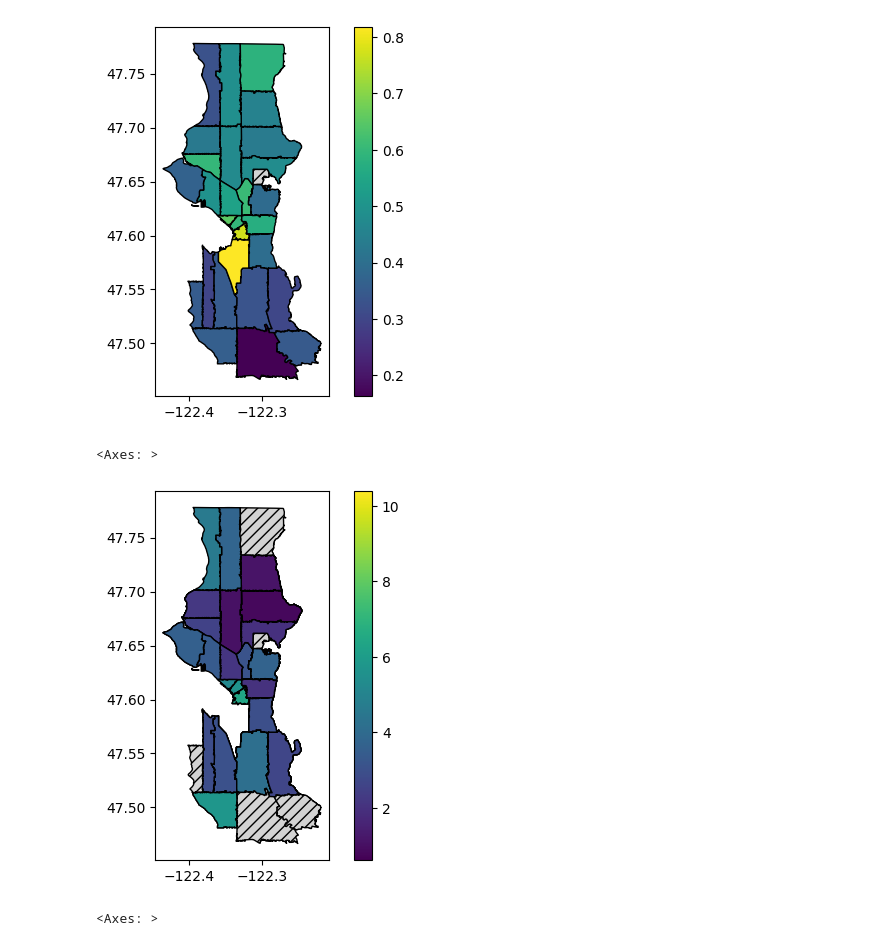
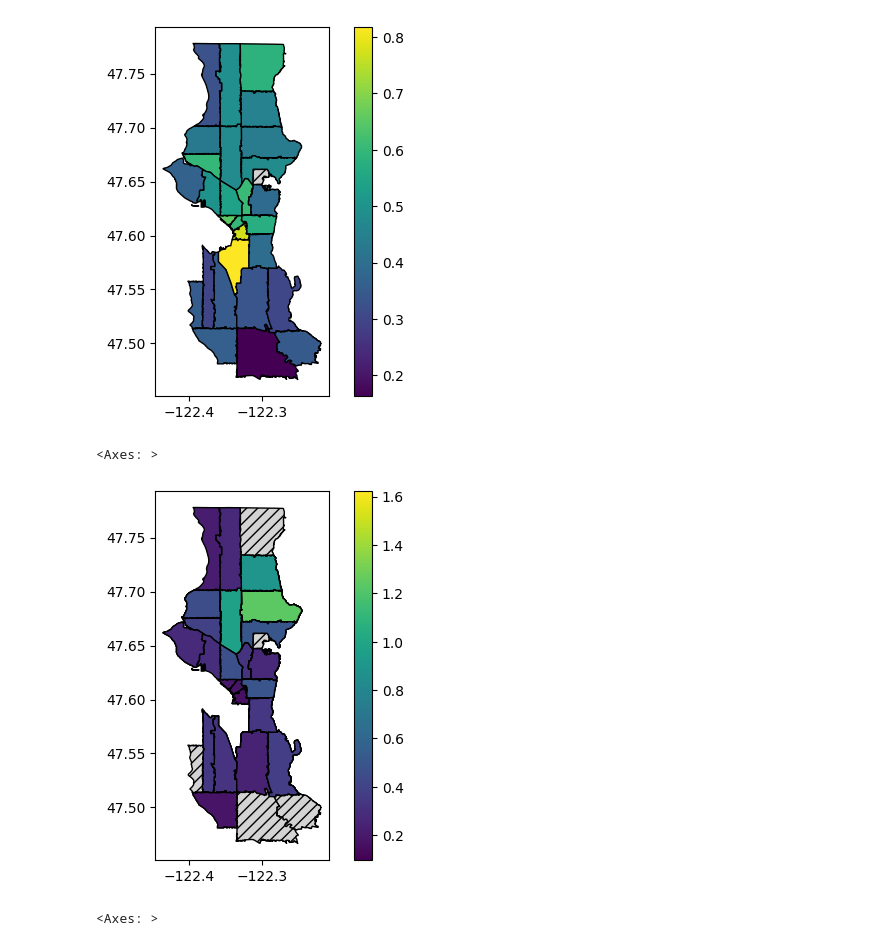
Before and after one commit to kyle-nsc-ad470-group6/collaboration, a Jupyter notebook: data/GeoPandas.ipynb, the cells around one changed output. Cells and saved outputs as stored; diff of their text form; code cells hidden in the pictures.

Commit message:
fix pets population graphic

```diff
--- a/data/GeoPandas.ipynb
+++ b/data/GeoPandas.ipynb
@@ -56,27 +56,27 @@ gdf.plot('RATIO', legend=True, edgecolor='black',
 # %%
 # Housing Data
 # Pet registration / total population
 
 df_housing = pd.read_csv(
     './processed_data/Population and Housing Basics_zip_added.csv')
 gdf = gdf.merge(df_housing, how='left', left_on='ZIP', right_on='zip')
-gdf['PETS_POPULATION'] = gdf['Total Population'] / gdf['TOTAL']
+gdf['PETS_POPULATION'] = gdf['TOTAL'] / gdf['Total Population']
 
 # cats and dogs per capita
 gdf['CATS_PER_CAPITA'] = gdf['Cat'] / gdf['Total Population']
 gdf['DOGS_PER_CAPITA'] = gdf['Dog'] / gdf['Total Population']
 
 gdf = gdf[gdf['zip'] != 98134]
 gdf.plot('PETS_POPULATION', legend=True, edgecolor='black',
          missing_kwds={
              'color': 'lightgrey',
              'edgecolor': 'black',
              'hatch': '///',
              'label': 'Missing values'
          })
 # %% [output]
 <Axes: >
-[figure, old version]
+[figure, new version]
 # %%
 
 # Pets / housing density
```
